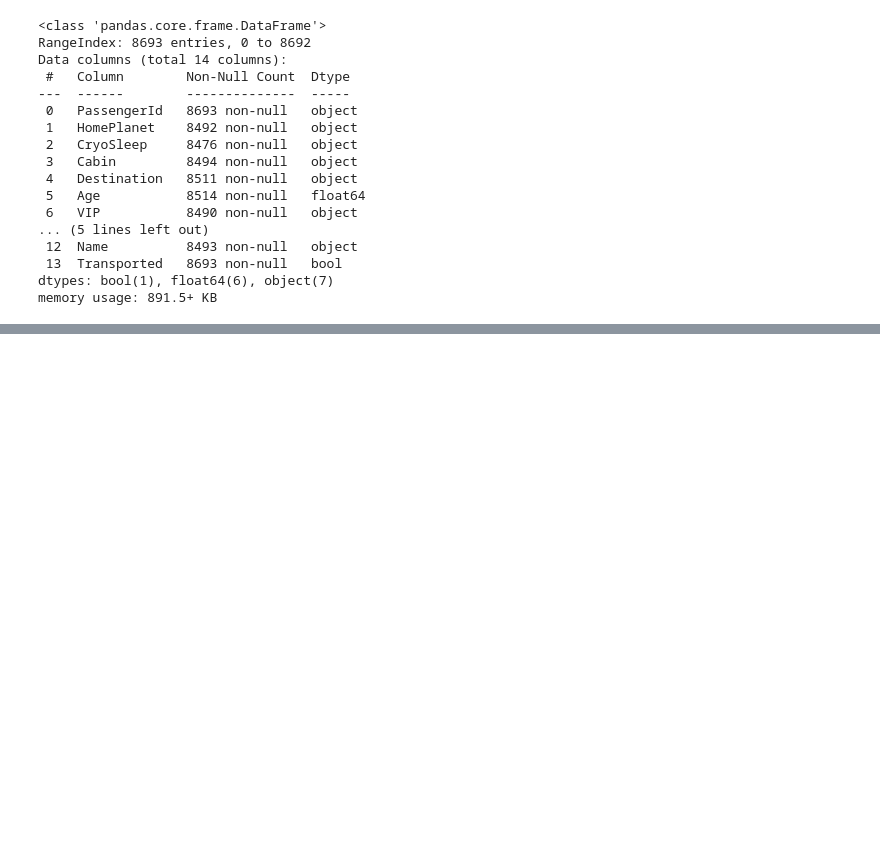
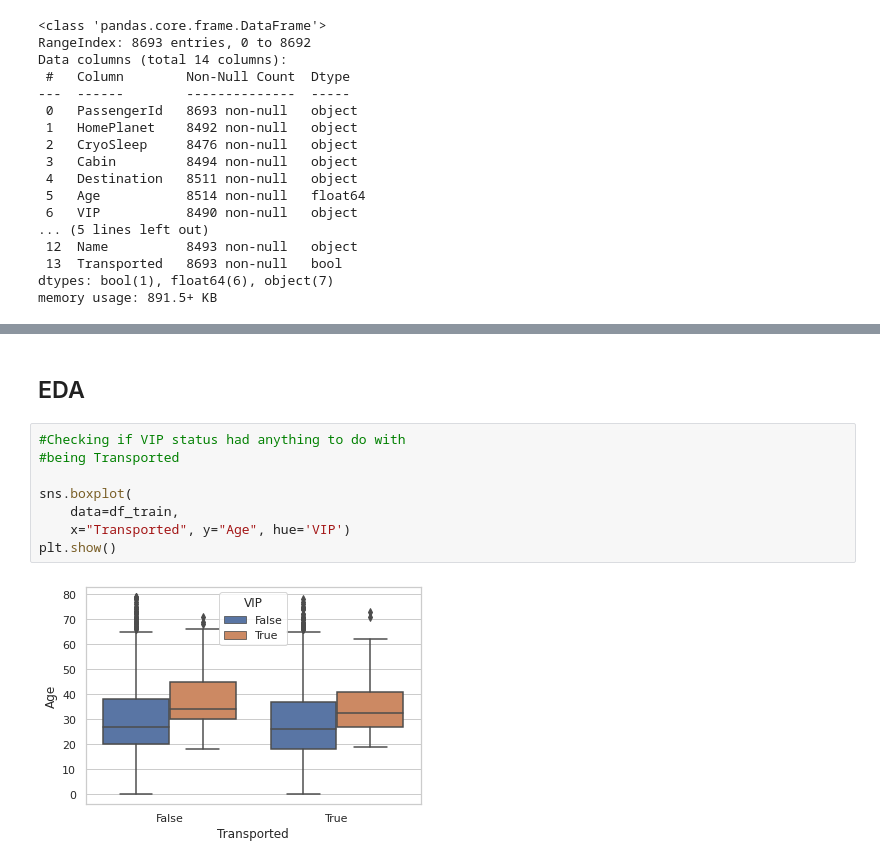
Before and after one commit to DJCHRIS679/DJCHRIS679, a Jupyter notebook: spaceship-titanic-july-2022.ipynb, the cells around one changed output, grey strips where cells are left out. Drawn from its saved outputs; the diff is of its cells as text; blank space fills up the shorter version.

```diff
--- a/spaceship-titanic-july-2022.ipynb
+++ b/spaceship-titanic-july-2022.ipynb
@@ -76,0 +78,12 @@ plt.show()
+# %% [markdown]
+<h2>EDA</h2>
+# %%
+#Checking if VIP status had anything to do with
+#being Transported
+
+sns.boxplot(
+    data=df_train,
+    x="Transported", y="Age", hue='VIP')
+plt.show()
+# %% [output]
+[figure, added]
```
Also changed, not shown: parts of 11 cells of this notebook.
